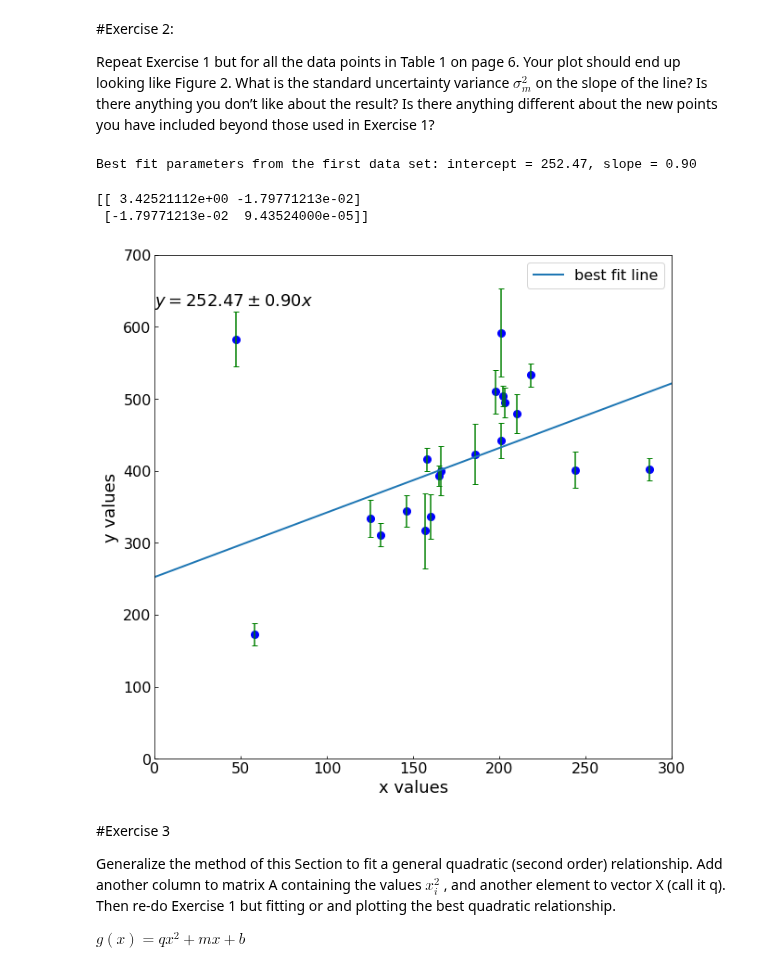
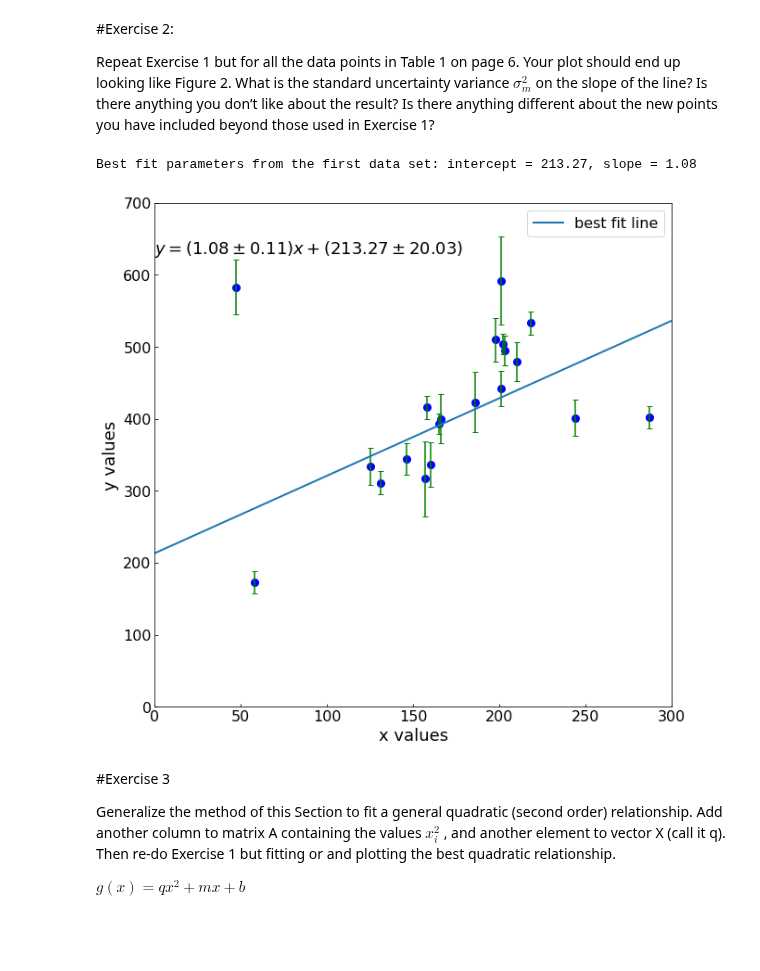
Before and after one commit to ahmadryan/MLTSA_RQudsi, a Jupyter notebook: HW1_RQudsi/HW1_ExtraCredit_RQudsi.ipynb, the cells around one changed output. Drawn from its saved outputs; the diff is of its cells as text; code cells hidden in the pictures; blank space fills up the shorter version.

```diff
--- a/HW1_RQudsi/HW1_ExtraCredit_RQudsi.ipynb
+++ b/HW1_RQudsi/HW1_ExtraCredit_RQudsi.ipynb
@@ -110,48 +111,47 @@ s_y = dat.sig_y.values
 
 X = np.c_[np.ones((len(x), 1)), x]
 C = np.zeros( [len(s_y), len(s_y)])
-np.fill_diagonal(C, s_y )
+np.fill_diagonal(C, s_y**2 )
 
 best_fit = np.linalg.inv( X.T.dot(np.linalg.inv(C)).dot(X)).dot(X.T.dot(np.linalg.inv(C)).dot(y) )
 
 print ("Best fit parameters from the first data set: " +
        "intercept = {:.2f}, slope = {:.2f}".format(*best_fit))
 # %% [output]
-Best fit parameters from the first data set: intercept = 252.47, slope = 0.90
+Best fit parameters from the first data set: intercept = 213.27, slope = 1.08
-# %%
-A = np.linalg.inv(X.T.dot(np.linalg.inv(C)).dot(X))
-B = X.T.dot(np.linalg.inv(C)).dot(y)
-A.dot(B)
-
-A1 = np.linalg.inv((X.T.dot(X)))
-A2 = (X.T.dot(X))
-
-print(A1.dot(A).dot(A1))
-# %% [output]
-[[ 3.42521112e+00 -1.79771213e-02]
- [-1.79771213e-02  9.43524000e-05]]
+# %%
+#Compute the covariance matrix, and thus the error in slope and intercept
+
+A = X.T.dot(C).dot(X)
+
+A1 = np.linalg.inv((X.T.dot(X)))
+
+C_theta = A1.dot(A).dot(A1)
+
+del_b = np.sqrt(np.abs(C_theta[0,0]))
+del_m = np.sqrt(np.abs(C_theta[1,1]))
 # %%
 # Define a new plot
 
 ax = plt.figure(figsize=(10,10)).add_subplot(111)
 
 plotline( np.linspace(0, 300, 100), best_fit[1], best_fit[0], ls='-', lw=2, label='best fit line')
 
-text = r'$y={:.2f} \pm {:.2f}x$'.format(*best_fit)
+text = r'$y= ( %s \pm %s )x + (%s \pm %s )$' %(round( best_fit[1], 2 ), round( del_m, 2 ), round( best_fit[0], 2), round( del_b,2 ) )
 
 ax.errorbar( x, y, yerr=s_y, ls='', marker='o', c='b', ms=8, ecolor='g', capsize=3, barsabove=True )
 ax.text( 0, .9, text, transform=ax.transAxes, fontsize=18)
 
 ax.legend( fontsize=16 )
 
 ax.tick_params( axis='both', which='both', direction='in', labelsize=16 )
 ax.set_xlabel( 'x values', fontsize=18)
 ax.set_ylabel( 'y values', fontsize=18)
 
 ax.set_xlim( 0, 300 )
 ax.set_ylim( 0, 700 );
 # %% [output]
-[figure, old version]
+[figure, new version]
 # %% [markdown]
 #Exercise 3
 
```
Also changed, not shown: parts of 7 cells of this notebook.
